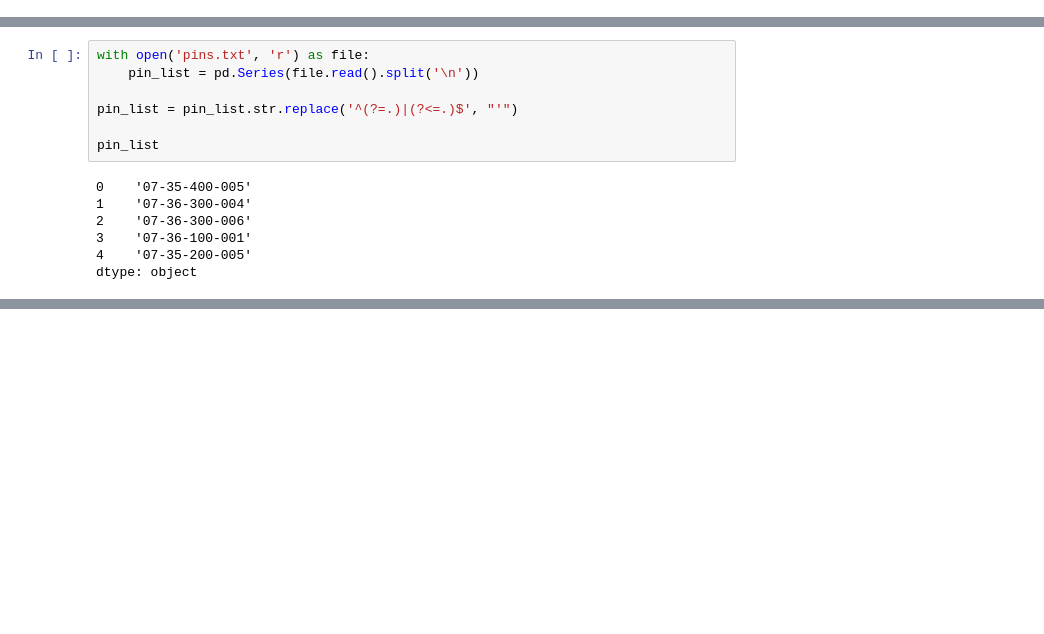
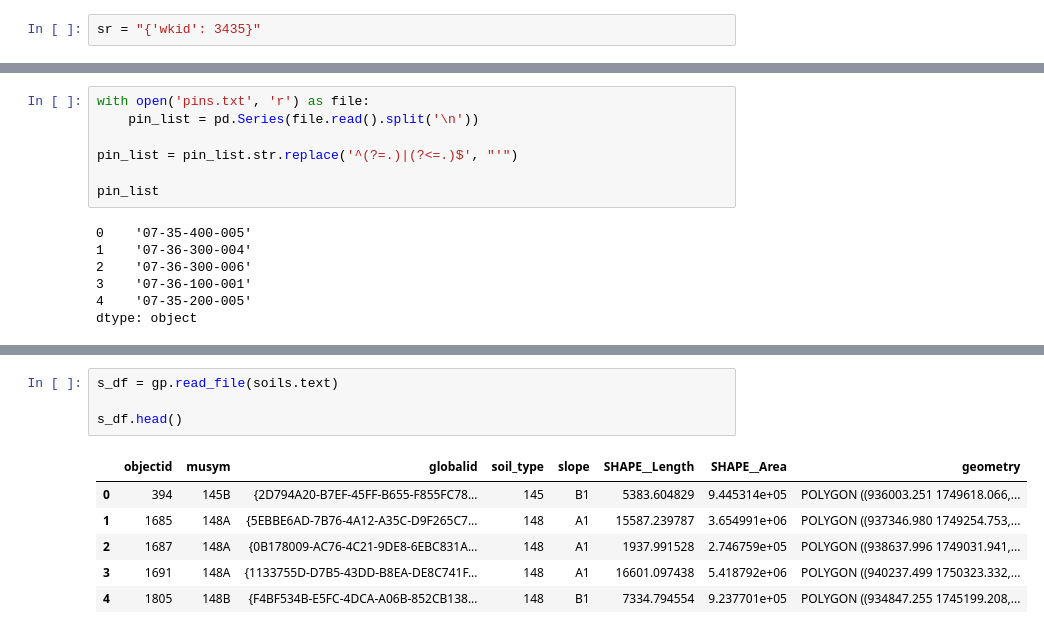
Before and after one commit to kcgis/farm-cards, a Jupyter notebook: farm-cards.ipynb, the cells around one changed output, grey strips where cells are left out. Saved outputs shown, nothing was run; the diff lists cells and outputs as text; blank space fills up the shorter version.

```diff
--- a/farm-cards.ipynb
+++ b/farm-cards.ipynb
@@ -6,3 +9,5 @@ import matplotlib.pyplot as plt
+# %%
+sr = "{'wkid': 3435}"
 # %%
 parcels_url = 'https://maps.co.kendall.il.us/server/rest/services/Hosted/Current_Cadastral_Features/FeatureServer/1/query?'
 # %%
@@ -40,0 +73,11 @@ p_df.head()
+# %%
+s_df = gp.read_file(soils.text)
+
+s_df.head()
+# %% [output]
+|  | objectid | musym | globalid | soil_type | slope | SHAPE__Length | SHAPE__Area | geometry |
+| 0 | 394 | 145B | {2D794A20-B7EF-45FF-B655-F855FC78... | 145 | B1 | 5383.604829 | 9.445314e+05 | POLYGON ((936003.251 1749618.066,... |
+| 1 | 1685 | 148A | {5EBBE6AD-7B76-4A12-A35C-D9F265C7... | 148 | A1 | 15587.239787 | 3.654991e+06 | POLYGON ((937346.980 1749254.753,... |
+| 2 | 1687 | 148A | {0B178009-AC76-4C21-9DE8-6EBC831A... | 148 | A1 | 1937.991528 | 2.746759e+05 | POLYGON ((938637.996 1749031.941,... |
+| 3 | 1691 | 148A | {1133755D-D7B5-43DD-B8EA-DE8C741F... | 148 | A1 | 16601.097438 | 5.418792e+06 | POLYGON ((940237.499 1750323.332,... |
+| 4 | 1805 | 148B | {F4BF534B-E5FC-4DCA-A06B-852CB138... | 148 | B1 | 7334.794554 | 9.237701e+05 | POLYGON ((934847.255 1745199.208,... |
```
Also changed, not shown: parts of 14 cells of this notebook.
